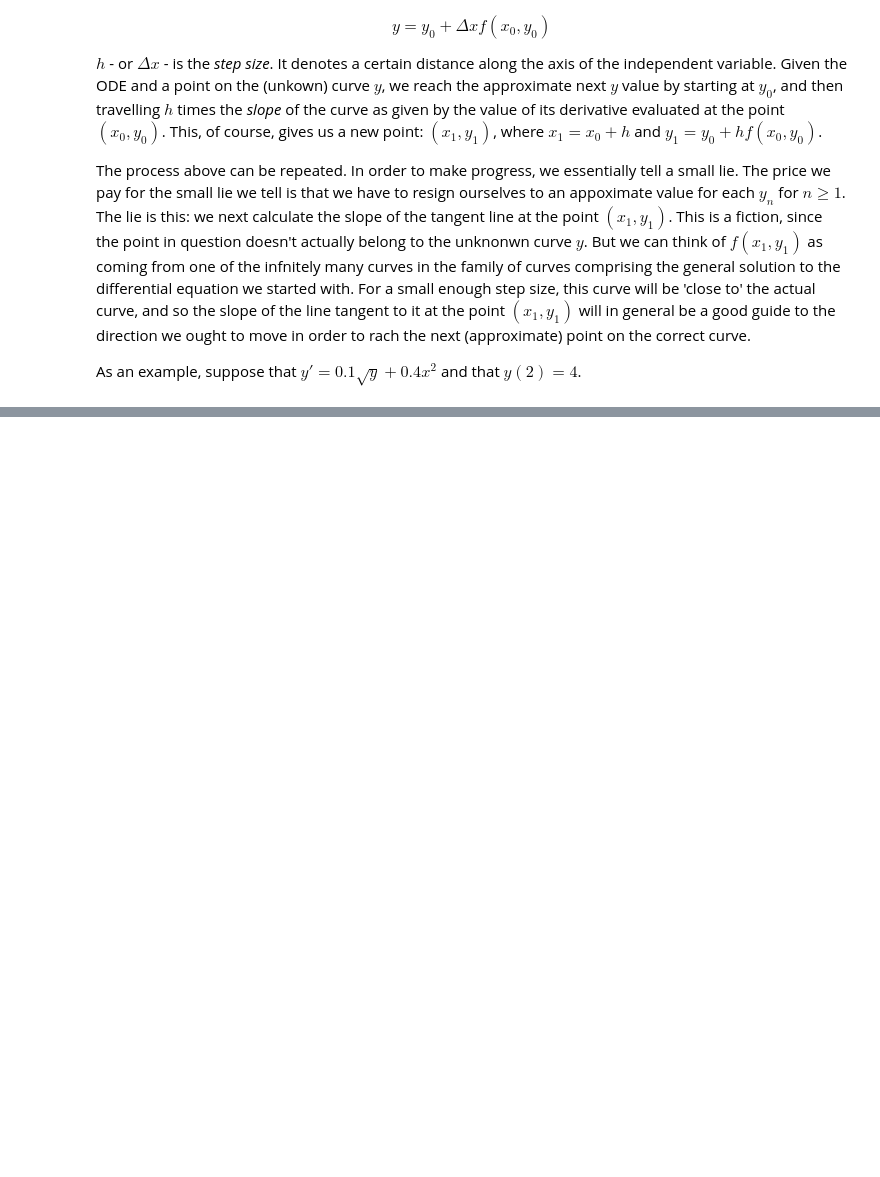
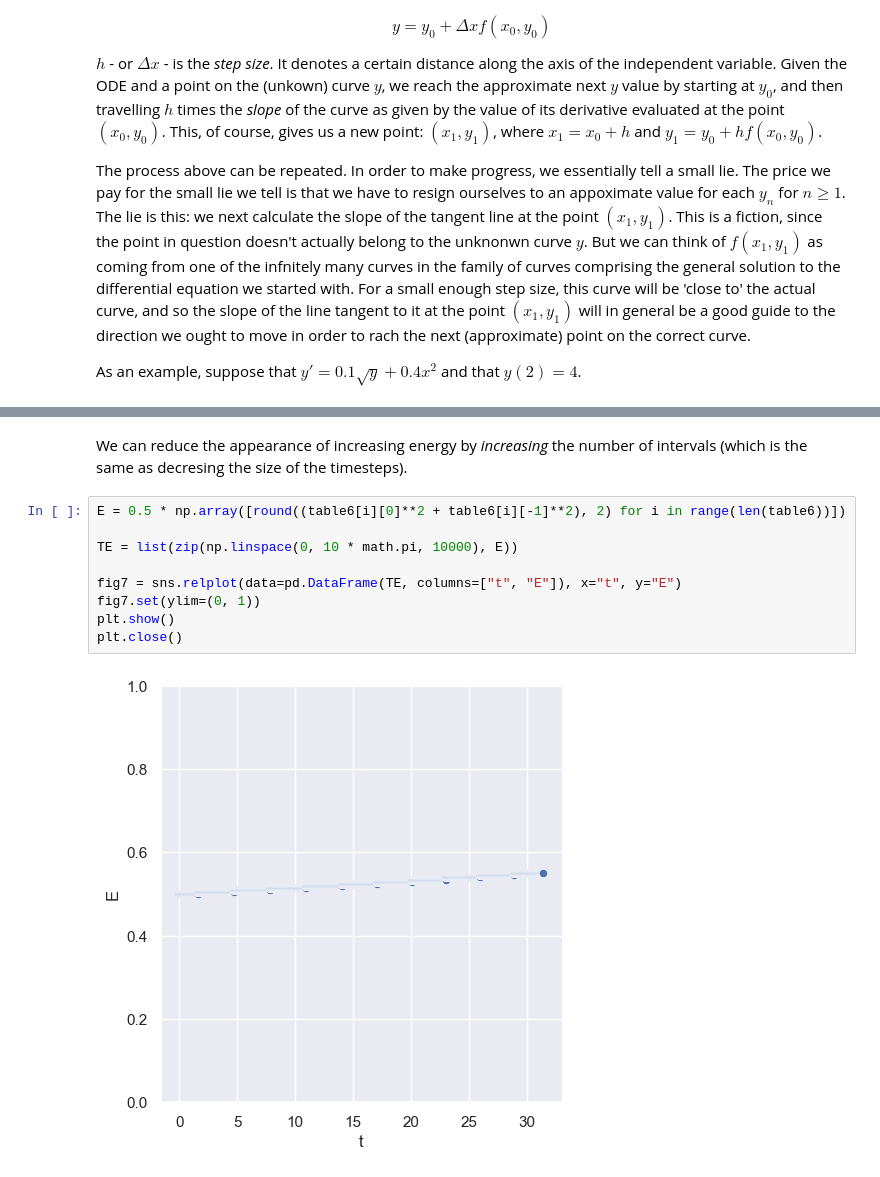
Before and after one commit to brendonericlucas/mathematical-physics, a Jupyter notebook: assignment33.ipynb, the cells around one changed output, grey strips where cells are left out. Cells and saved outputs as stored; diff of their text form; blank space fills up the shorter version.

```diff
--- a/assignment33.ipynb
+++ b/assignment33.ipynb
@@ -370,0 +277,13 @@ plt.close()
+# %% [markdown]
+We can reduce the appearance of increasing energy by *increasing* the number of intervals (which is the same as decresing the size of the timesteps).
+# %%
+E = 0.5 * np.array([round((table6[i][0]**2 + table6[i][-1]**2), 2) for i in range(len(table6))])
+
+TE = list(zip(np.linspace(0, 10 * math.pi, 10000), E))
+
+fig7 = sns.relplot(data=pd.DataFrame(TE, columns=["t", "E"]), x="t", y="E")
+fig7.set(ylim=(0, 1))
+plt.show()
+plt.close()
+# %% [output]
+[figure, added]
```
Also changed, not shown: parts of 9 cells of this notebook, 4 other files.
